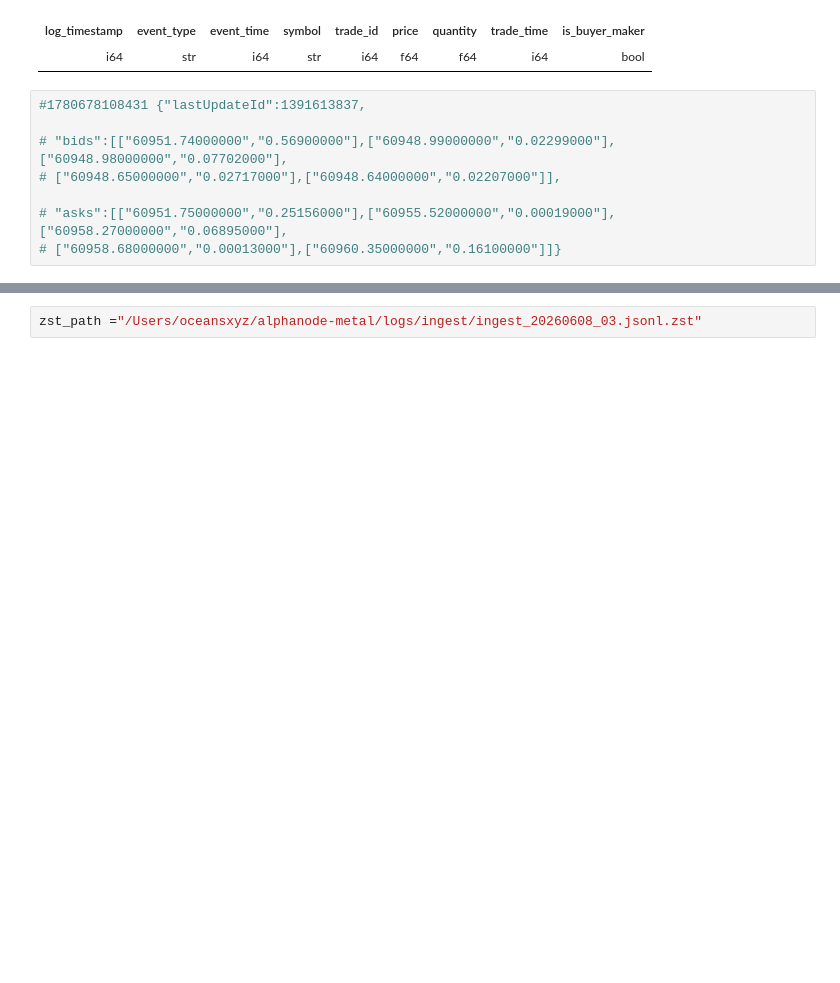
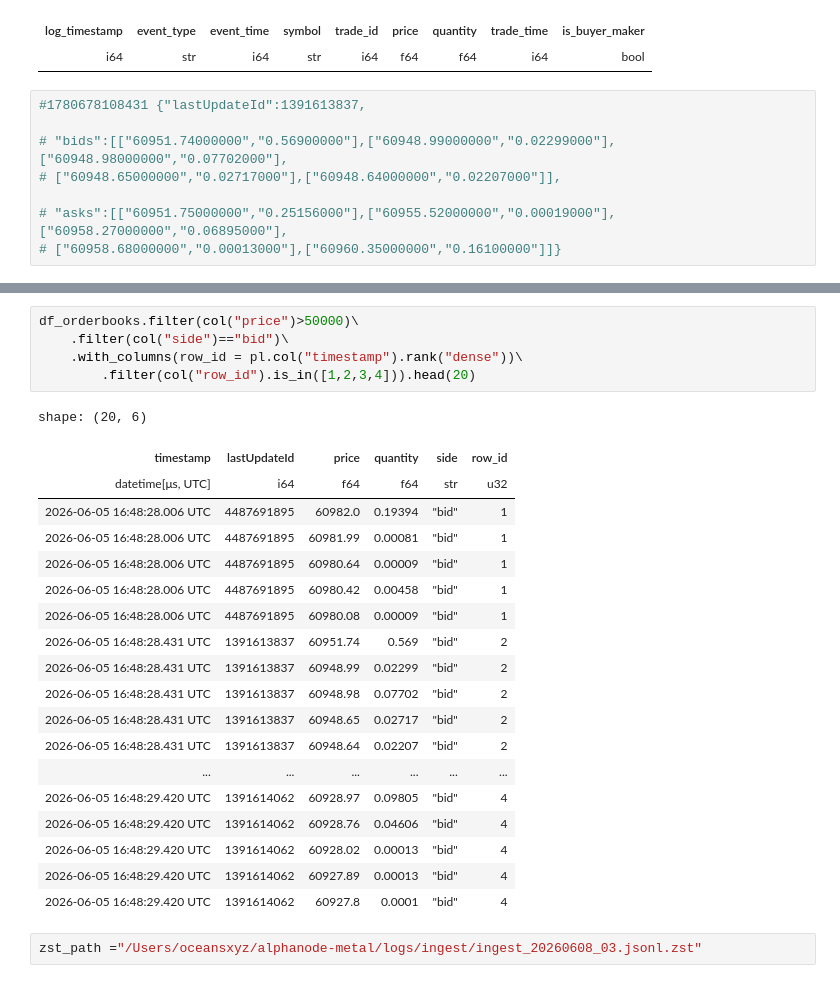
Before and after one commit to IsuruMahakumara/alphanode-forge, a Jupyter notebook: research/eda_arb_strat_01_crypto_audit.ipynb, the cells around one changed output, grey strips where cells are left out. Drawn from its saved outputs; the diff is of its cells as text; blank space fills up the shorter version.

```diff
--- a/research/eda_arb_strat_01_crypto_audit.ipynb
+++ b/research/eda_arb_strat_01_crypto_audit.ipynb
@@ -137,3 +185,28 @@ shape: (258_546, 4)
+# %%
+df_orderbooks.filter(col("price")>50000)\
+    .filter(col("side")=="bid")\
+    .with_columns(row_id = pl.col("timestamp").rank("dense"))\
+        .filter(col("row_id").is_in([1,2,3,4])).head(20)
+# %% [output]
+shape: (20, 6)
+| timestamp | lastUpdateId | price | quantity | side | row_id |
+| datetime[μs, UTC] | i64 | f64 | f64 | str | u32 |
+| 2026-06-05 16:48:28.006 UTC | 4487691895 | 60982.0 | 0.19394 | "bid" | 1 |
+| 2026-06-05 16:48:28.006 UTC | 4487691895 | 60981.99 | 0.00081 | "bid" | 1 |
+| 2026-06-05 16:48:28.006 UTC | 4487691895 | 60980.64 | 0.00009 | "bid" | 1 |
+| 2026-06-05 16:48:28.006 UTC | 4487691895 | 60980.42 | 0.00458 | "bid" | 1 |
+| 2026-06-05 16:48:28.006 UTC | 4487691895 | 60980.08 | 0.00009 | "bid" | 1 |
+| 2026-06-05 16:48:28.431 UTC | 1391613837 | 60951.74 | 0.569 | "bid" | 2 |
+| 2026-06-05 16:48:28.431 UTC | 1391613837 | 60948.99 | 0.02299 | "bid" | 2 |
+| 2026-06-05 16:48:28.431 UTC | 1391613837 | 60948.98 | 0.07702 | "bid" | 2 |
+| 2026-06-05 16:48:28.431 UTC | 1391613837 | 60948.65 | 0.02717 | "bid" | 2 |
+| 2026-06-05 16:48:28.431 UTC | 1391613837 | 60948.64 | 0.02207 | "bid" | 2 |
+| ... | ... | ... | ... | ... | ... |
+| 2026-06-05 16:48:29.420 UTC | 1391614062 | 60928.97 | 0.09805 | "bid" | 4 |
+| 2026-06-05 16:48:29.420 UTC | 1391614062 | 60928.76 | 0.04606 | "bid" | 4 |
+| 2026-06-05 16:48:29.420 UTC | 1391614062 | 60928.02 | 0.00013 | "bid" | 4 |
+| 2026-06-05 16:48:29.420 UTC | 1391614062 | 60927.89 | 0.00013 | "bid" | 4 |
+| 2026-06-05 16:48:29.420 UTC | 1391614062 | 60927.8 | 0.0001 | "bid" | 4 |
 # %%
 zst_path ="/Users/oceansxyz/alphanode-metal/logs/ingest/ingest_20260608_03.jsonl.zst"
 # %%
```
Also changed, not shown: parts of 6 cells of this notebook, 4 other files.
